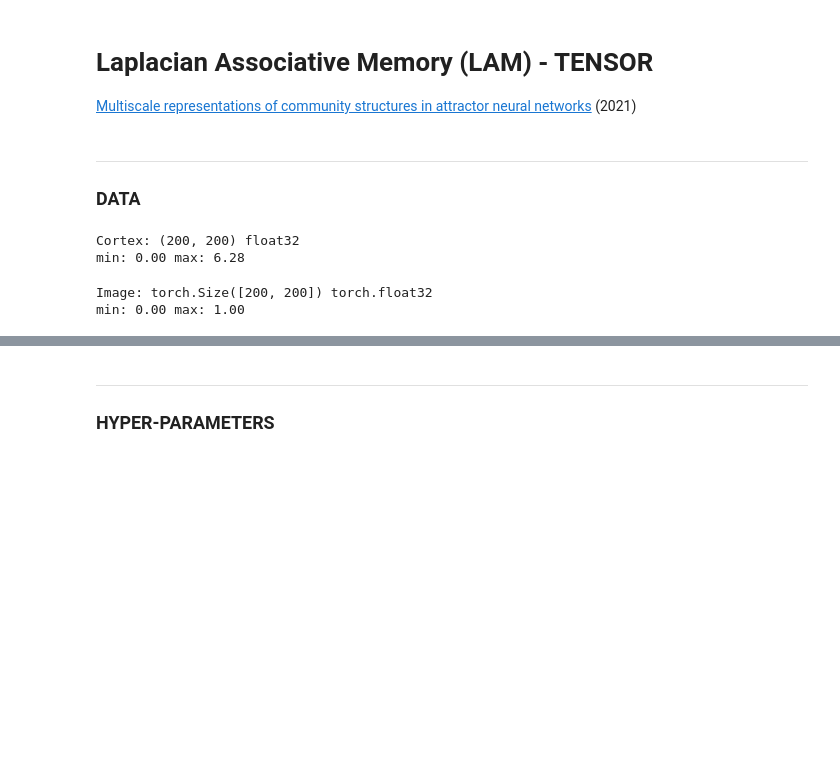
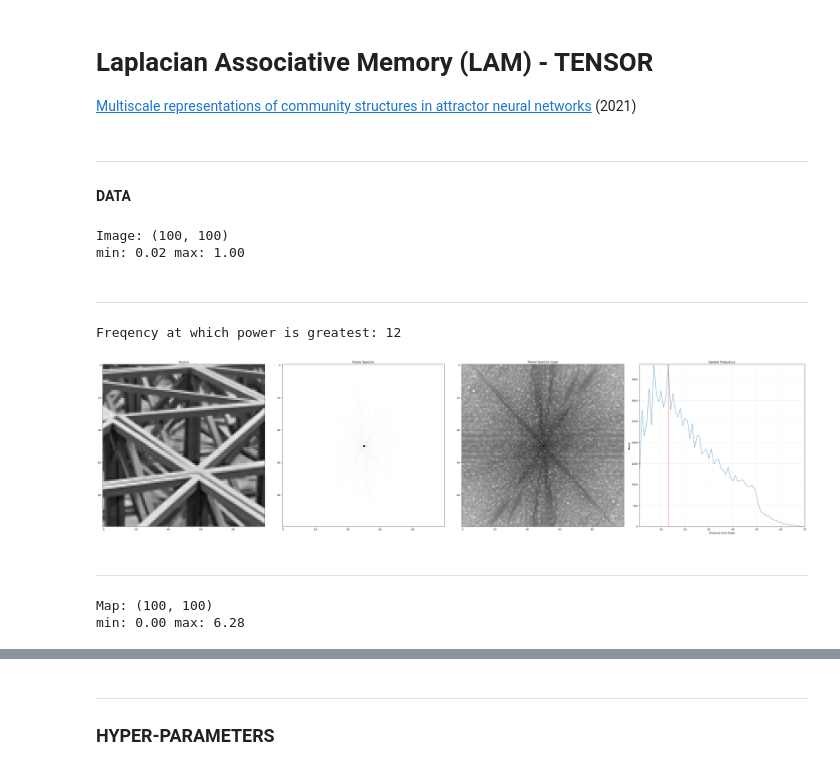
Before and after one commit to epochlab/LAM, a Jupyter notebook: lab/build_tensor.ipynb, the cells around one changed output, grey strips where cells are left out. Drawn from its saved outputs; the diff is of its cells as text; code cells hidden in the pictures; blank space fills up the shorter version.

```diff
--- a/lab/build_tensor.ipynb
+++ b/lab/build_tensor.ipynb
@@ -15,24 +15,74 @@ from nn_torch import LAM
 # %% [markdown]
 ---
 
-### DATA
+#### DATA
+# %%
+img = np.array(PIL.Image.open("../data/images/coco/mesh.png").convert('L'), dtype=float)
+# img = libtools.downsample(img, 2) # Downsample
+img = img[:100,:100] # Crop
+img /= np.max(img)
+
+print('Image:', img.shape)
+print('min:', f"{img.min():.2f}", 'max:', f"{img.max():.2f}")
+# %% [output]
+Image: (100, 100)
+min: 0.02 max: 1.00
+# %% [markdown]
+---
+# %%
+f = np.fft.fft2(img) # Frequency transform
+fshift = np.fft.fftshift(f) # Shift zero frequency component (DC-component)
+power = np.abs(fshift) # Process complex numbers
+phase = np.angle(fshift)
+# %%
+# Define radial distance
+nx, ny = power.shape
+x = np.arange(-power.shape[0]//2, power.shape[0]//2)
+y = np.arange(-power.shape[1]//2, power.shape[1]//2)
+X, Y = np.meshgrid(x, y)
+dist = np.sqrt(X**2 + Y**2)
+
+# Compute spatial frequency
+hist, bins = np.histogram(dist.flatten(), bins=np.arange(dist.max()), weights=power.flatten())
+
+count = hist[1:].argmax()
+print('Freqency at which power is greatest:', count)
+# %% [output]
+Freqency at which power is greatest: 12
+# %%
+plt.figure(figsize=(40,10))
+plt.subplot(1,4,1)
+plt.imshow(img, 'gray')
+plt.title('Source')
+
+plt.subplot(1,4,2)
+plt.imshow(power, 'binary')
+plt.title('Power Spectra')
+
+plt.subplot(1,4,3)
+plt.imshow(np.log(power), 'binary')
+plt.title('Power Spectra (Log)')
+
+plt.subplot(1,4,4)
+plt.plot(bins[:-1], hist, lw=1)
+plt.vlines(count+1, 0, hist[1:].max(), linewidth=1, color='r')
+plt.title('Spatial Frequency')
+plt.xlabel('Distance from Origin'), plt.ylabel('Power')
+plt.xlim([1,int(dist.max())]), plt.ylim([0,int(hist[1:].max())])
+plt.grid(alpha=0.25)
+plt.tight_layout()
+# %% [output]
+[figure, added]
+# %% [markdown]
+---
 # %%
-# src = libtools.preference_map(16, 25, img.shape[0])
-src = np.load('../data/mat/SOM_orient_v1.npy').astype(np.float32)
+src = libtools.preference_map(16, count*2, img.shape[0]) # x2 power of spatial frequency FFT
+# np.save('../data/mat/SOM_orient_v2.npy', src)
+# src = np.load('../data/mat/SOM_orient_v2.npy')
 
-print('Cortex:', src.shape, src.dtype)
+print('Map:', src.shape)
 print('min:', f"{src.min():.2f}", 'max:', f"{src.max():.2f}")
 # %% [output]
-Cortex: (200, 200) float32
+Map: (100, 100)
 min: 0.00 max: 6.28
-# %%
-img = np.array(PIL.Image.open("../data/images/coco/mesh.png").convert('L'), dtype=float)
-img /= np.max(img)
-img = torch.from_numpy(img).float()
-
-print('Image:', img.shape, img.dtype)
-print('min:', f"{img.min():.2f}", 'max:', f"{img.max():.2f}")
-# %% [output]
-Image: torch.Size([200, 200]) torch.float32
-min: 0.00 max: 1.00
 # %%
```
Also changed, not shown: parts of 15 cells of this notebook, 5 other files.
